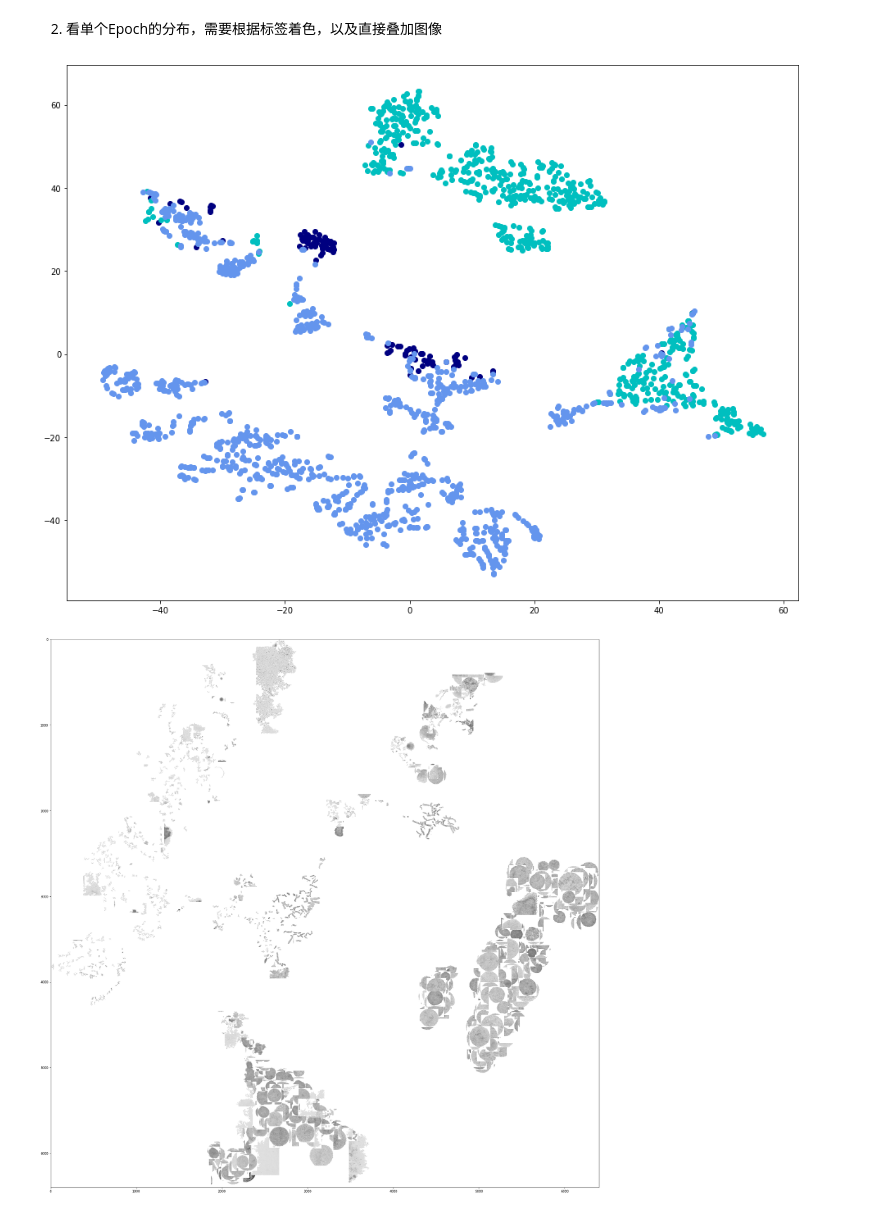
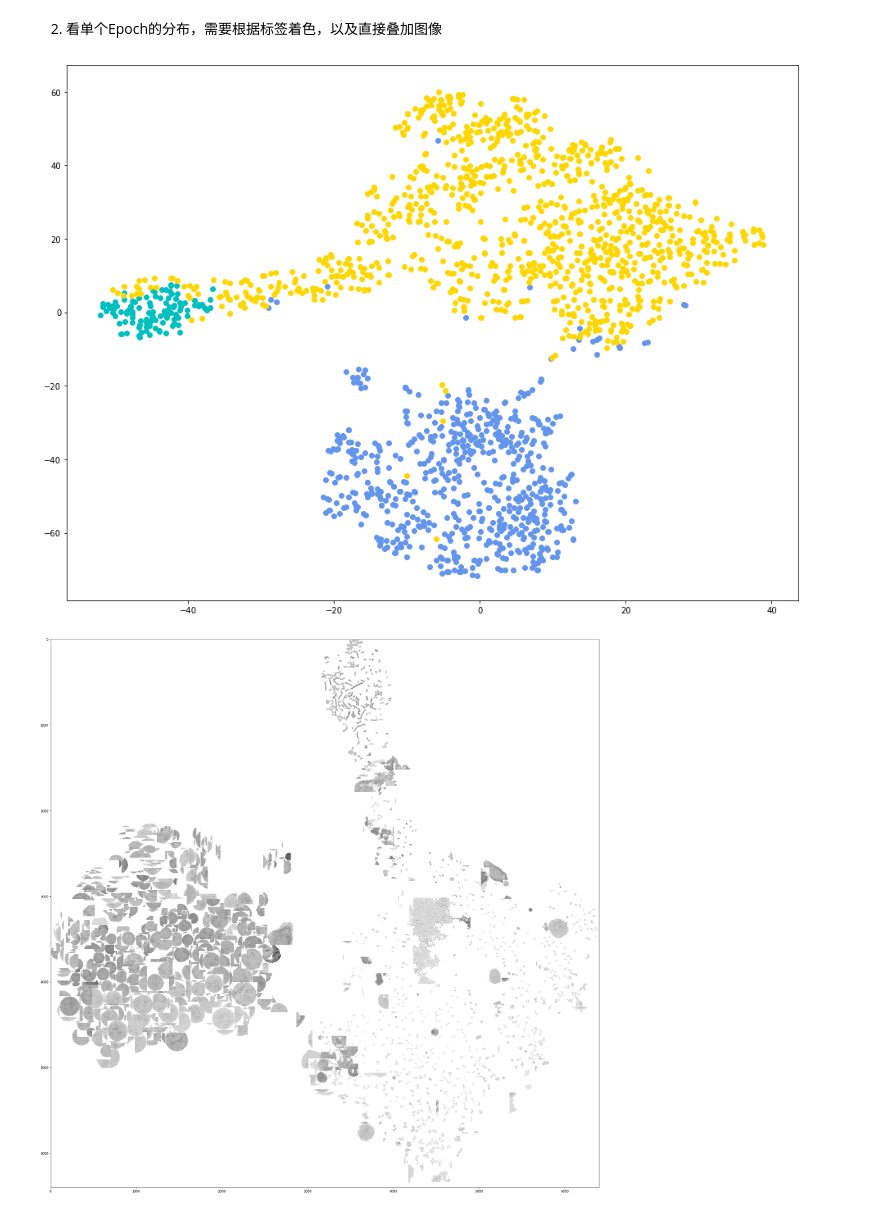
Before and after one commit to xiedidan/chromosome-classifier, a Jupyter notebook: classifier.ipynb, the cells around one changed output. Saved outputs shown, nothing was run; the diff lists cells and outputs as text; code cells hidden in the pictures.

```diff
--- a/classifier.ipynb
+++ b/classifier.ipynb
@@ -248,7 +261,7 @@ model.train()
 for epoch in range(epoches):
     print('epoch: {}/{}'.format(epoch+1, epoches))
 
-    scheduler.step()
+    metric.reset()
 
     with tqdm(total=iter_count, file=sys.stdout) as pbar:
         for iter_no, (data, target) in enumerate(online_train_loader):
@@ -261,6 +274,7 @@ for epoch in range(epoches):
                 target = target.cuda()
 
             optimizer.zero_grad()
+
             outputs = model(*data)
 
             if type(outputs) not in (tuple, list):
@@ -293,6 +307,8 @@ for epoch in range(epoches):
 
             pbar.update(1)
 
+        scheduler.step()
+
         if not os.path.exists('./models'):
             os.mkdir('./models')
 
@@ -381,0 +318,16 @@ loader = DataLoader(
+# %%
+val_transform = transforms.Compose([
+    PadOrCrop(img_size),
+    transforms.ToTensor(),
+    ChannelExpand()
+])
+
+val_dataset = ChunkDataset(data_root, img_path, anno_paths, class_mapping, transform=val_transform)
+
+val_loader = torch.utils.data.DataLoader(
+    val_dataset,
+    batch_size=batch_size,
+    shuffle=False,
+    num_workers=8,
+    pin_memory=True
+)
@@ -447,8 +408,8 @@ for epoch in range(epoches):
         # get epoch logits
         epoch_logits = []
 
-        with tqdm(total=len(loader), file=sys.stdout) as pbar:
-            for imgs in loader:
+        with tqdm(total=len(val_loader), file=sys.stdout) as pbar:
+            for imgs in val_loader:
                 imgs = imgs.cuda()
 
                 logits = model(imgs)
@@ -472,7 +433,7 @@ for epoch in range(epoches):
 # %% [markdown]
 2. 看单个Epoch的分布，需要根据标签着色，以及直接叠加图像
 # %%
-model_path = './models/EmbeddingNet-2.pth'
+model_path = './models/EmbeddingNet-4.pth'
 cluster_num = 3
 # %%
 model.load_state_dict(torch.load(model_path))
@@ -481,40 +442,40 @@ with torch.no_grad():
     # get epoch logits
     epoch_logits = []
 
-    with tqdm(total=len(loader), file=sys.stdout) as pbar:
-        for imgs in loader:
+    with tqdm(total=len(val_loader), file=sys.stdout) as pbar:
+        for imgs, labels in val_loader:
             imgs = imgs.cuda()
 
             logits = model(imgs)
             logits = logits.detach().cpu()
 
             epoch_logits.append(logits)
 
             pbar.update(1)
 
         epoch_logits = torch.cat(epoch_logits)
 
         # pca
         # pca = PCA(n_components=2)
         # pca_logits = pca.fit_transform(epoch_logits)
 
         # tsne
         tsne_logits = TSNE(n_components=2).fit_transform(epoch_logits)
 
         # draw cluster
-        clusters = list(chunk_dataset.anno_df['class'])
+        clusters = list(val_dataset.anno_df['class'])
         clusters = np.array([class_mapping[class_name] for class_name in clusters])
 
         draw_clusters(clusters, cluster_num, tsne_logits, color_iter)
 
         # draw pic
-        file_paths = list(chunk_dataset.anno_df['filename'])
+        file_paths = list(val_dataset.anno_df['filename'])
         file_paths = [os.path.join(data_root, img_path, file_path) for file_path in file_paths]
 
         draw_pics(tsne_logits, file_paths)
 # %% [output]
-[figure, old version]
+[figure, new version]
-[figure, old version]
+[figure, new version]
 # %% [markdown]
 ## 分类分布
 
```
Also changed, not shown: parts of 19 cells of this notebook, 1 other file.
